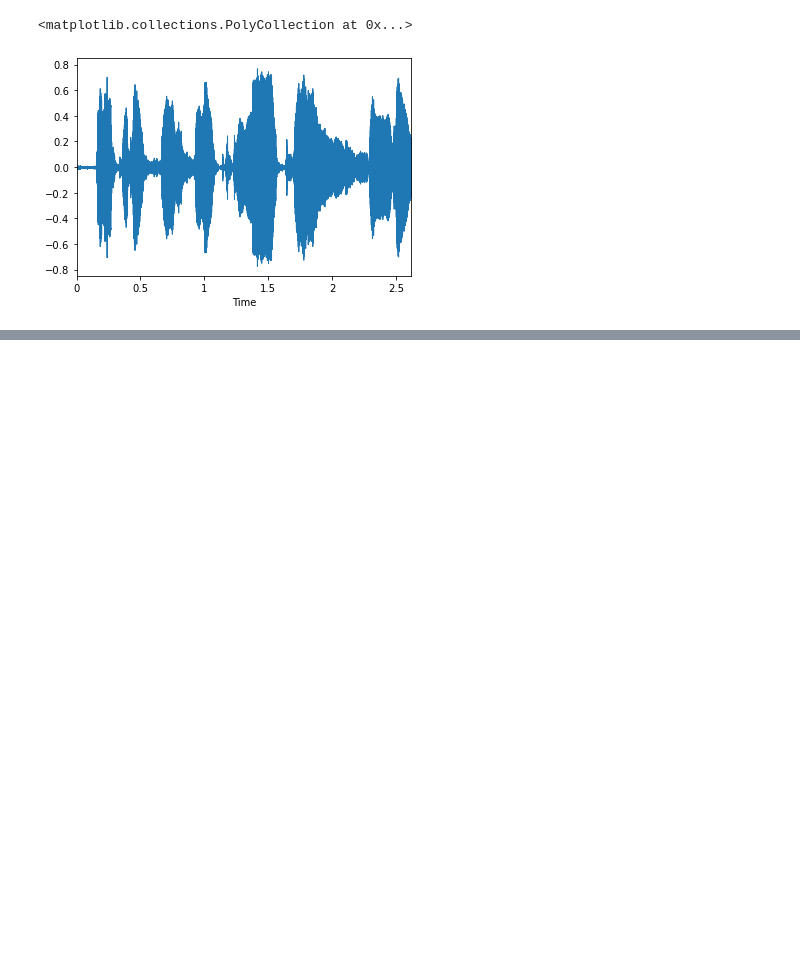
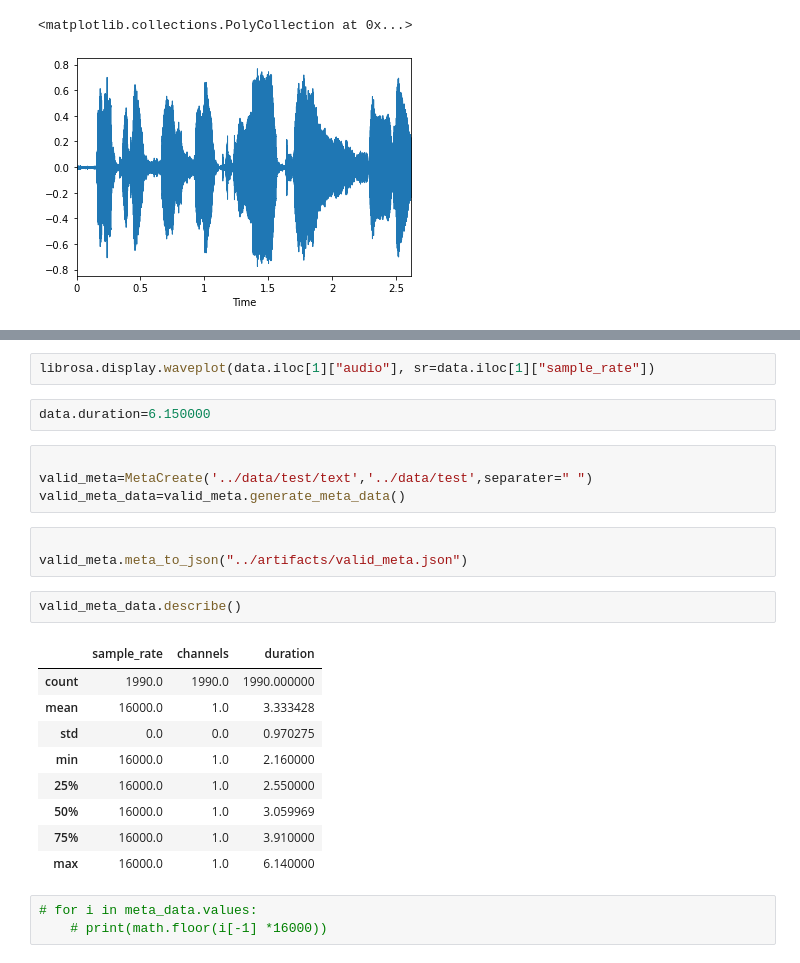
Before and after one commit to nebasam/Week-4, a Jupyter notebook: notebook/AudioExplore.ipynb, the cells around one changed output, grey strips where cells are left out. Drawn from its saved outputs; the diff is of its cells as text; blank space fills up the shorter version.

```diff
--- a/notebook/AudioExplore.ipynb
+++ b/notebook/AudioExplore.ipynb
@@ -95,0 +380,26 @@ librosa.display.waveplot(audio3, sr=sr)
+# %%
+librosa.display.waveplot(data.iloc[1]["audio"], sr=data.iloc[1]["sample_rate"])
+# %%
+data.duration=6.150000
+# %%
+
+valid_meta=MetaCreate('../data/test/text','../data/test',separater=" ")
+valid_meta_data=valid_meta.generate_meta_data()
+# %%
+
+valid_meta.meta_to_json("../artifacts/valid_meta.json")
+# %%
+valid_meta_data.describe()
+# %% [output]
+|  | sample_rate | channels | duration |
+| count | 1990.0 | 1990.0 | 1990.000000 |
+| mean | 16000.0 | 1.0 | 3.333428 |
+| std | 0.0 | 0.0 | 0.970275 |
+| min | 16000.0 | 1.0 | 2.160000 |
+| 25% | 16000.0 | 1.0 | 2.550000 |
+| 50% | 16000.0 | 1.0 | 3.059969 |
+| 75% | 16000.0 | 1.0 | 3.910000 |
+| max | 16000.0 | 1.0 | 6.140000 |
+# %%
+# for i in meta_data.values:
+    # print(math.floor(i[-1] *16000))
```
Also changed, not shown: parts of 21 cells of this notebook, 3 other files.
